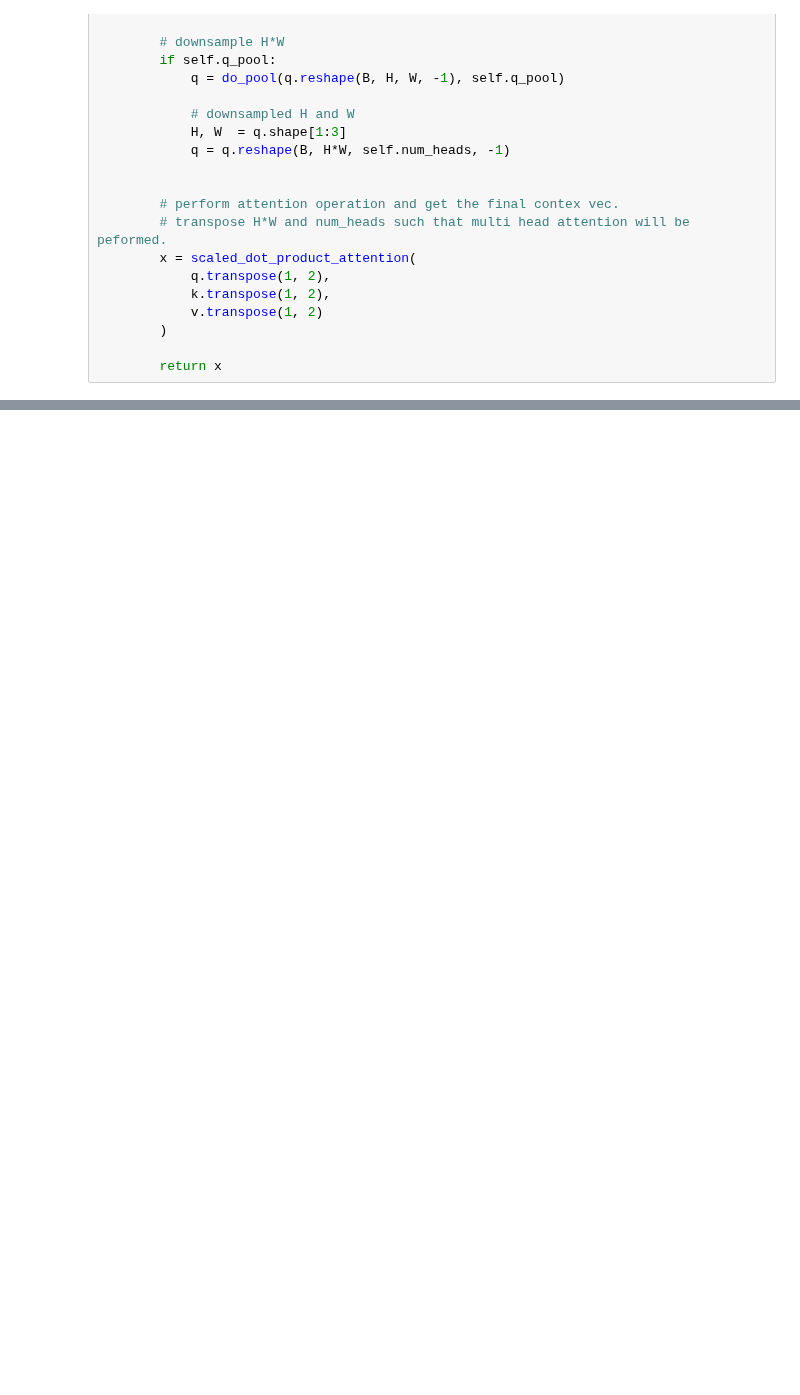
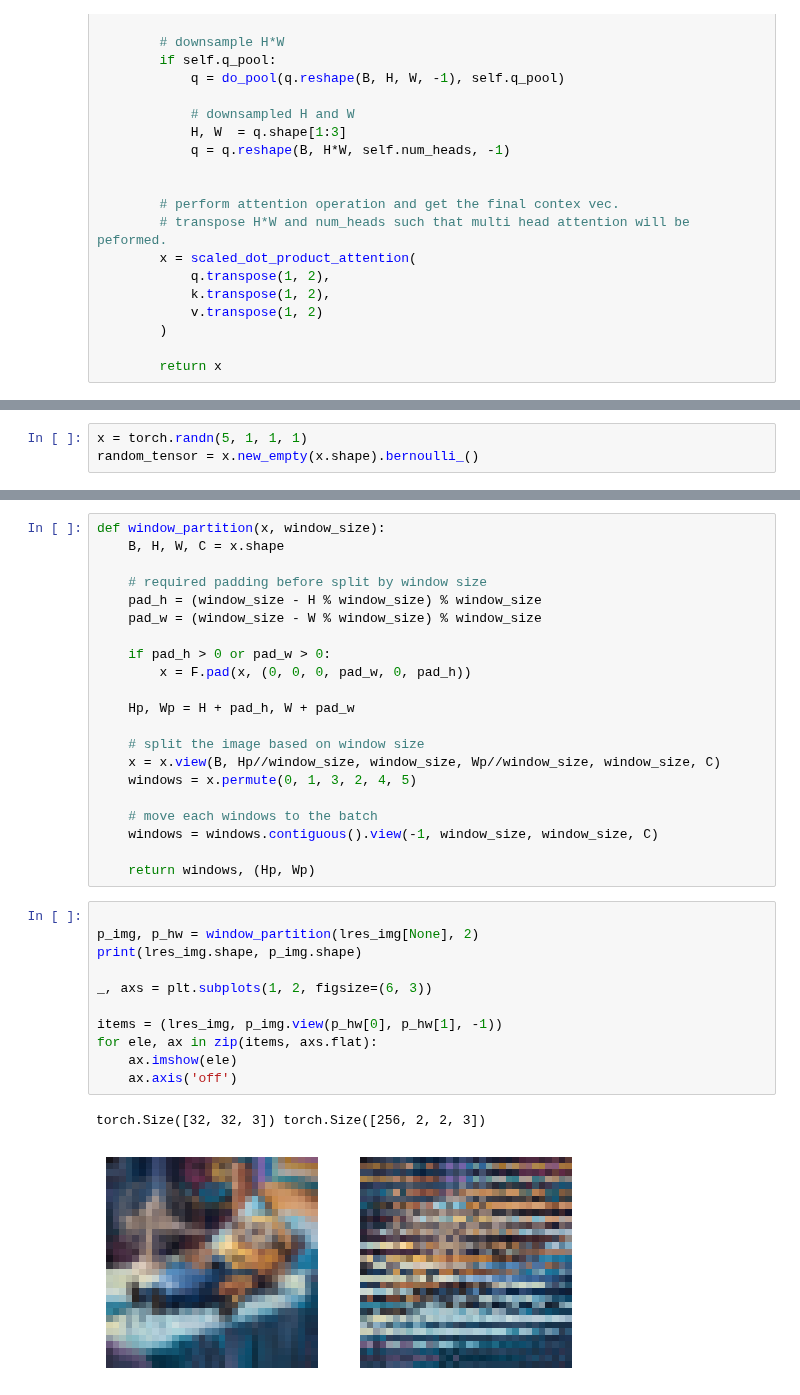
Before and after one commit to arun477/sam_2_explainer, a Jupyter notebook: utils.ipynb, the cells around one changed output, grey strips where cells are left out. Saved outputs shown, nothing was run; the diff lists cells and outputs as text; blank space fills up the shorter version.

Commit message:
window partition tested

```diff
--- a/utils.ipynb
+++ b/utils.ipynb
@@ -1502,0 +1523,3 @@ class MultiScaleAttention(nn.Module):
+# %%
+x = torch.randn(5, 1, 1, 1)
+random_tensor = x.new_empty(x.shape).bernoulli_()
@@ -1502,0 +1542,35 @@ class MultiScaleAttention(nn.Module):
+# %%
+def window_partition(x, window_size):
+    B, H, W, C = x.shape
+
+    # required padding before split by window size
+    pad_h = (window_size - H % window_size) % window_size
+    pad_w = (window_size - W % window_size) % window_size
+
+    if pad_h > 0 or pad_w > 0:
+        x = F.pad(x, (0, 0, 0, pad_w, 0, pad_h))
+
+    Hp, Wp = H + pad_h, W + pad_w
+
+    # split the image based on window size
+    x = x.view(B, Hp//window_size, window_size, Wp//window_size, window_size, C)
+    windows = x.permute(0, 1, 3, 2, 4, 5)
+
+    # move each windows to the batch
+    windows = windows.contiguous().view(-1, window_size, window_size, C)
+
+    return windows, (Hp, Wp)
+# %%
+
+p_img, p_hw = window_partition(lres_img[None], 2)
+print(lres_img.shape, p_img.shape)
+
+_, axs = plt.subplots(1, 2, figsize=(6, 3))
+
+items = (lres_img, p_img.view(p_hw[0], p_hw[1], -1))
+for ele, ax in zip(items, axs.flat):
+    ax.imshow(ele)
+    ax.axis('off')
+# %% [output]
+torch.Size([32, 32, 3]) torch.Size([256, 2, 2, 3])
+[figure, added]
```
Also changed, not shown: parts of 5 cells of this notebook.
